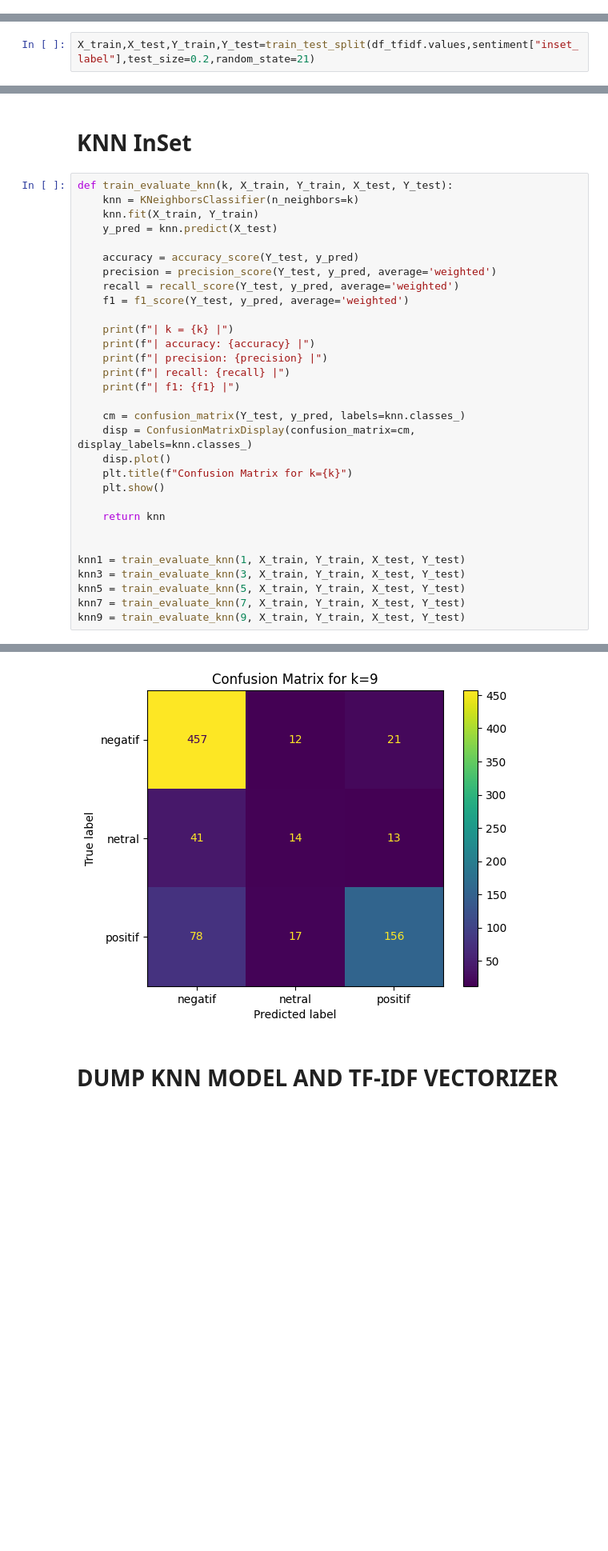
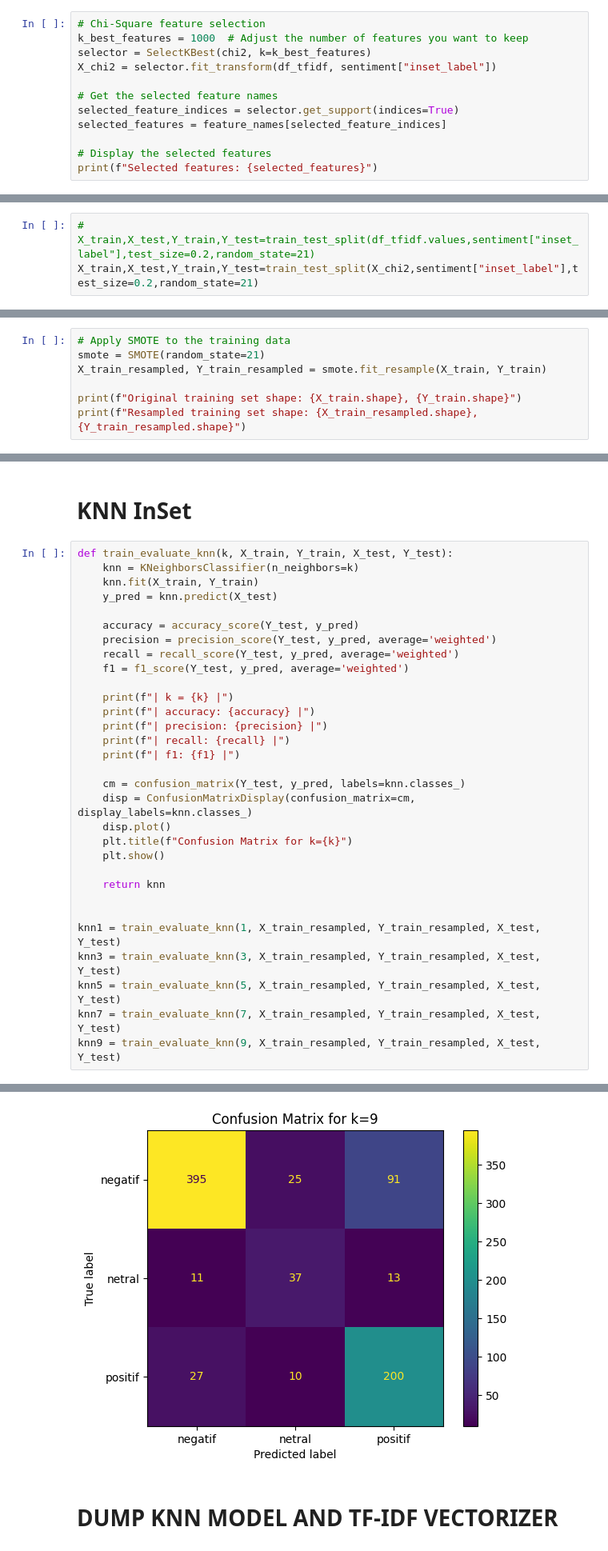
Before and after one commit to rfqma/skripsi, a Jupyter notebook: ind-knn-inset.ipynb, the cells around one changed output, grey strips where cells are left out. Shown at 80% size. Saved outputs shown, nothing was run; the diff lists cells and outputs as text; blank space fills up the shorter version.

```diff
--- a/ind-knn-inset.ipynb
+++ b/ind-knn-inset.ipynb
@@ -50,0 +56,12 @@ df_tfidf
+# %%
+# Chi-Square feature selection
+k_best_features = 1000  # Adjust the number of features you want to keep
+selector = SelectKBest(chi2, k=k_best_features)
+X_chi2 = selector.fit_transform(df_tfidf, sentiment["inset_label"])
+
+# Get the selected feature names
+selected_feature_indices = selector.get_support(indices=True)
+selected_features = feature_names[selected_feature_indices]
+
+# Display the selected features
+print(f"Selected features: {selected_features}")
@@ -51,4 +86,5 @@ df_tfidf
 # %% [markdown]
 # DATA SPLIT (80% TRAIN, 20% TEST)
 # %%
-X_train,X_test,Y_train,Y_test=train_test_split(df_tfidf.values,sentiment["inset_label"],test_size=0.2,random_state=21)
+# X_train,X_test,Y_train,Y_test=train_test_split(df_tfidf.values,sentiment["inset_label"],test_size=0.2,random_state=21)
+X_train,X_test,Y_train,Y_test=train_test_split(X_chi2,sentiment["inset_label"],test_size=0.2,random_state=21)
@@ -54,0 +93,7 @@ X_train,X_test,Y_train,Y_test=train_test_split(df_tfidf.values,sentiment["inset_
+# %%
+# Apply SMOTE to the training data
+smote = SMOTE(random_state=21)
+X_train_resampled, Y_train_resampled = smote.fit_resample(X_train, Y_train)
+
+print(f"Original training set shape: {X_train.shape}, {Y_train.shape}")
+print(f"Resampled training set shape: {X_train_resampled.shape}, {Y_train_resampled.shape}")
@@ -80,10 +128,10 @@ def train_evaluate_knn(k, X_train, Y_train, X_test, Y_test):
     return knn
 
 
-knn1 = train_evaluate_knn(1, X_train, Y_train, X_test, Y_test)
-knn3 = train_evaluate_knn(3, X_train, Y_train, X_test, Y_test)
-knn5 = train_evaluate_knn(5, X_train, Y_train, X_test, Y_test)
-knn7 = train_evaluate_knn(7, X_train, Y_train, X_test, Y_test)
-knn9 = train_evaluate_knn(9, X_train, Y_train, X_test, Y_test)
+knn1 = train_evaluate_knn(1, X_train_resampled, Y_train_resampled, X_test, Y_test)
+knn3 = train_evaluate_knn(3, X_train_resampled, Y_train_resampled, X_test, Y_test)
+knn5 = train_evaluate_knn(5, X_train_resampled, Y_train_resampled, X_test, Y_test)
+knn7 = train_evaluate_knn(7, X_train_resampled, Y_train_resampled, X_test, Y_test)
+knn9 = train_evaluate_knn(9, X_train_resampled, Y_train_resampled, X_test, Y_test)
 # %% [output]
 | k = 1 |
@@ -118,4 +166,4 @@ knn9 = train_evaluate_knn(9, X_train, Y_train, X_test, Y_test)
-[figure, old version]
+[figure, new version]
 # %% [markdown]
 # DUMP KNN MODEL AND TF-IDF VECTORIZER
 # %%
```
Also changed, not shown: parts of 8 cells of this notebook, 7 other files.
